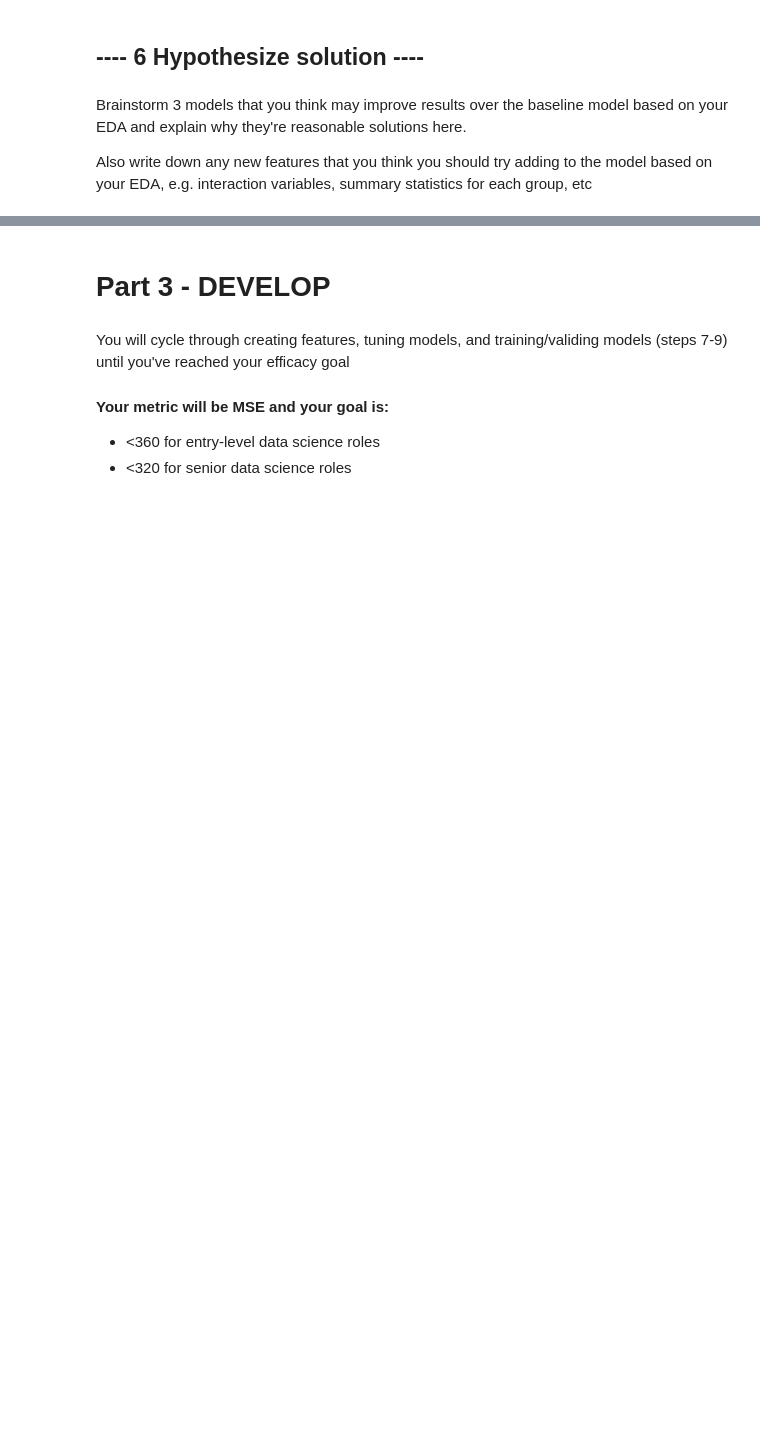
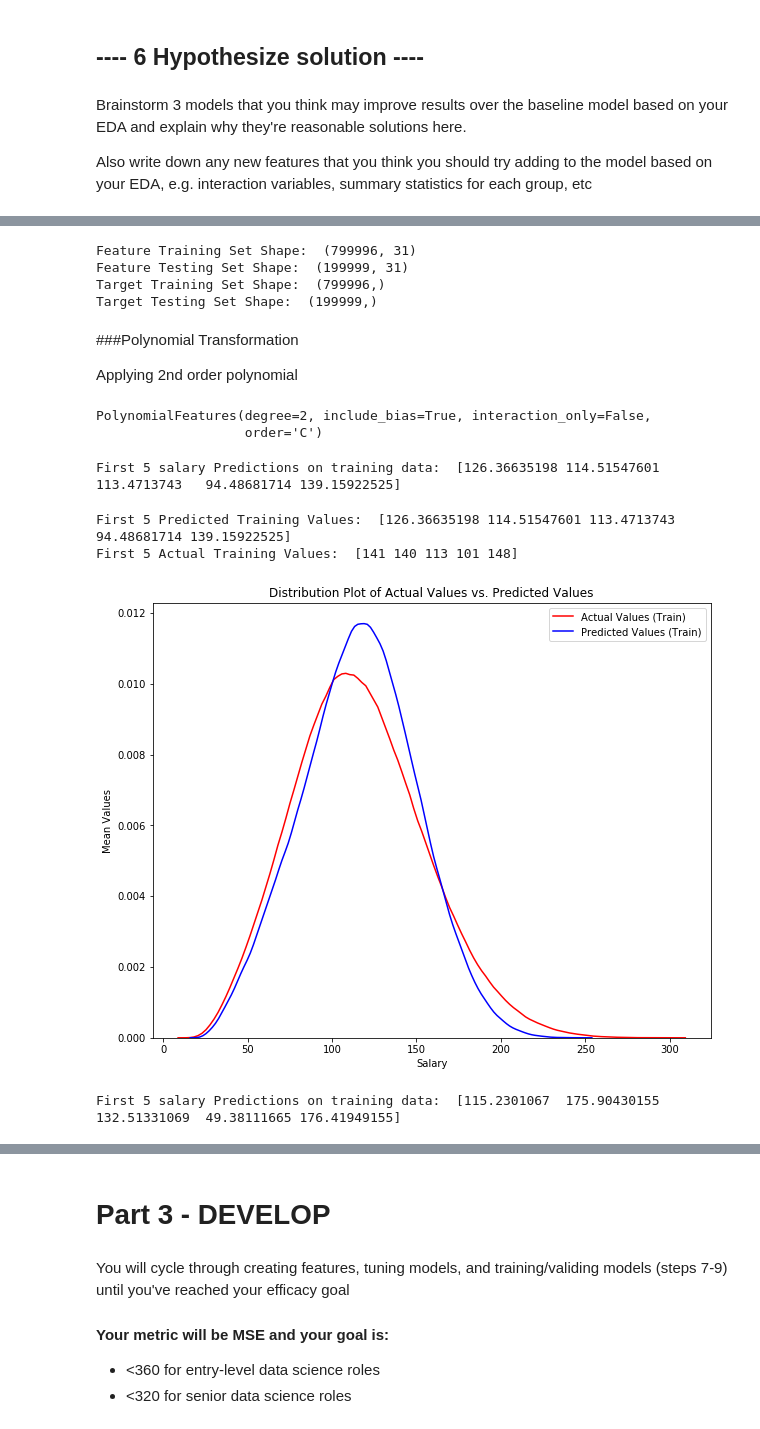
Before and after one commit to MrYoupiter/Salary_Prediction_Portfolio, a Jupyter notebook: SalaryPredictionProject.ipynb, the cells around one changed output, grey strips where cells are left out. Drawn from its saved outputs; the diff is of its cells as text; code cells hidden in the pictures; blank space fills up the shorter version.

```diff
--- a/SalaryPredictionProject.ipynb
+++ b/SalaryPredictionProject.ipynb
@@ -821,0 +896,53 @@ Also write down any new features that you think you should try adding to the mod
+# %%
+#Validating shapes of train and test sets
+print("Feature Training Set Shape: ", x_train.shape)
+print("Feature Testing Set Shape: ", x_test.shape)
+print("Target Training Set Shape: ", y_train.shape)
+print("Target Testing Set Shape: ", y_test.shape)
+# %% [output]
+Feature Training Set Shape:  (799996, 31)
+Feature Testing Set Shape:  (199999, 31)
+Target Training Set Shape:  (799996,)
+Target Testing Set Shape:  (199999,)
+# %% [markdown]
+###Polynomial Transformation
+
+Applying 2nd order polynomial
+# %%
+#Creating object for polynomial transformation
+p = PolynomialFeatures(2)
+
+#Fitting object to training/testing data
+x_train_p = p.fit_transform(x_train)
+x_test_p = p.fit_transform(x_test)
+print(p)
+# %% [output]
+PolynomialFeatures(degree=2, include_bias=True, interaction_only=False,
+                   order='C')
+# %%
+#Applying Polynomial regression on the training data
+poly = LinearRegression()
+poly.fit(x_train_p, y_train)
+
+#Predictng Salaries after applying Polynomial Regression
+y_hat_ptrain = poly.predict(x_train_p)
+print("First 5 salary Predictions on training data: ", y_hat_ptrain[0:5])
+# %% [output]
+First 5 salary Predictions on training data:  [126.36635198 114.51547601 113.4713743   94.48681714 139.15922525]
+# %%
+print("First 5 Predicted Training Values: ", y_hat_ptrain[0:5])
+print("First 5 Actual Training Values: ", y_train[0:5].values)
+
+#Comparing actual and predicted values with distribution plot
+Title = 'Distribution Plot of Actual Values vs. Predicted Values'
+DistributionPlot(y_train, y_hat_ptrain, "Actual Values (Train)", "Predicted Values (Train)", Title)
+# %% [output]
+First 5 Predicted Training Values:  [126.36635198 114.51547601 113.4713743   94.48681714 139.15922525]
+First 5 Actual Training Values:  [141 140 113 101 148]
+[figure, added]
+# %%
+#Making predictions on the test set
+y_hat_ptest = poly.predict(x_test_p)
+print("First 5 salary Predictions on training data: ", y_hat_ptest[0:5])
+# %% [output]
+First 5 salary Predictions on training data:  [115.2301067  175.90430155 132.51331069  49.38111665 176.41949155]
```
Also changed, not shown: parts of 41 cells of this notebook.
